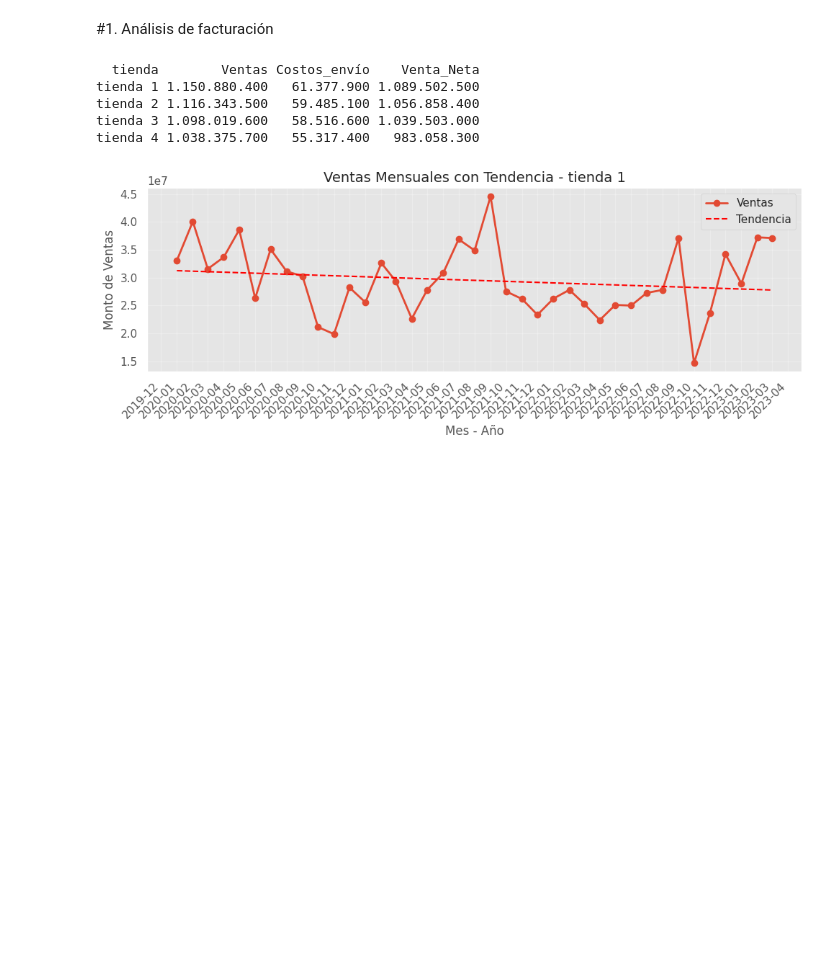
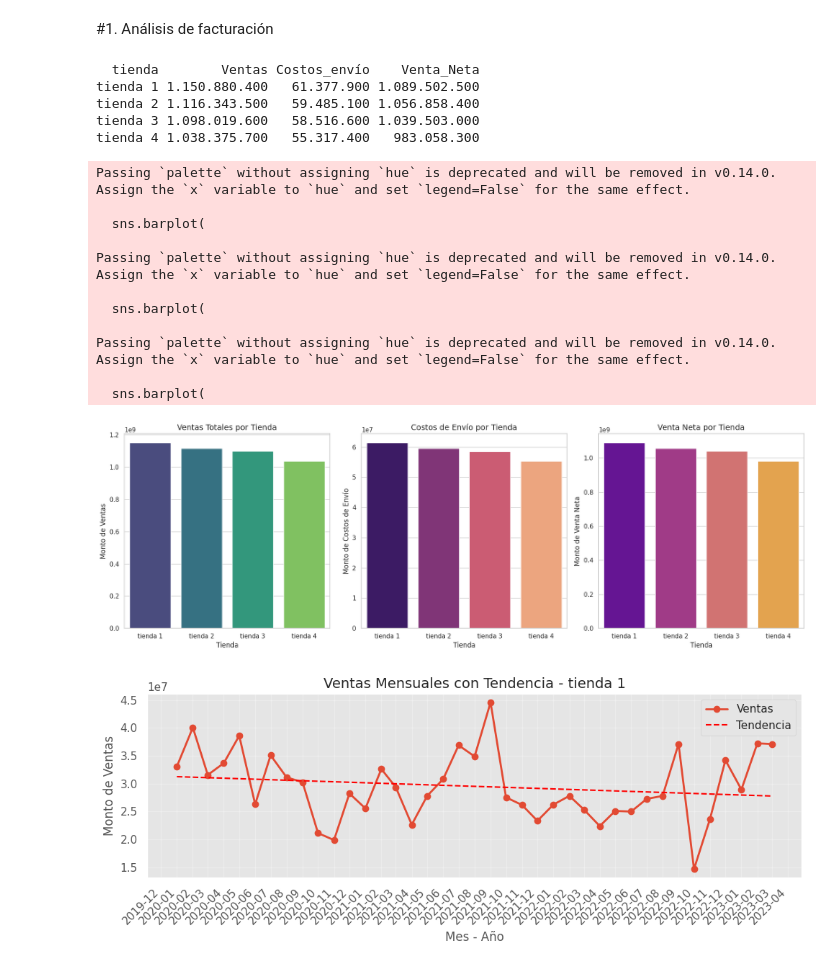
Before and after one commit to MPBOga/Challenge-Alura-Store, a Jupyter notebook: notebook/AluraStoreLatam.ipynb, the cells around one changed output. Drawn from its saved outputs; the diff is of its cells as text; code cells hidden in the pictures; blank space fills up the shorter version.

```diff
--- a/notebook/AluraStoreLatam.ipynb
+++ b/notebook/AluraStoreLatam.ipynb
@@ -61,33 +61,93 @@ resumen_ventas = (
     .groupby('tienda', as_index=False)
     .agg(
         Ventas=('Precio', 'sum'),
         Costos_envío=('Costo de envío', 'sum')
     )
 )
 
 # 4. Calcular diferencia (ventas menos costos de envío)
 resumen_ventas['Venta_Neta'] = resumen_ventas['Ventas'] - resumen_ventas['Costos_envío']
 
 # 5. Función para formatear sin decimales y con punto de miles
 def fmt_sin_dec(x):
     s = f"{x:,.0f}"      # e.g. 1234567 → "1,234,567"
     s = s.replace(",", "X")
     s = s.replace(".", ",")
     s = s.replace("X", ".")
     return s
 
 # 6. Aplicar formato a las tres columnas numéricas
 for col in ['Ventas', 'Costos_envío', 'Venta_Neta']:
     resumen_ventas[col] = resumen_ventas[col].apply(fmt_sin_dec)
 
 # 7. Mostrar el resultado
 print(resumen_ventas.to_string(index=False))
+
+# 8. Visualizar los resultados con gráficos de barras
+
+# Convertir las columnas a numérico para graficar (removiendo formato)
+resumen_ventas_plot = resumen_ventas.copy()
+for col in ['Ventas', 'Costos_envío', 'Venta_Neta']:
+    resumen_ventas_plot[col] = resumen_ventas_plot[col].str.replace('.', '').str.replace(',', '.').astype(float)
+
+fig, axes = plt.subplots(1, 3, figsize=(18, 6))
+
+# Gráfico de Ventas
+sns.barplot(
+    ax=axes[0],
+    data=resumen_ventas_plot,
+    x='tienda',
+    y='Ventas',
+    palette='viridis'
+)
+axes[0].set_title('Ventas Totales por Tienda', fontsize=14)
+axes[0].set_xlabel('Tienda', fontsize=12)
+axes[0].set_ylabel('Monto de Ventas', fontsize=12)
+
+# Gráfico de Costos de Envío
+sns.barplot(
+    ax=axes[1],
+    data=resumen_ventas_plot,
+    x='tienda',
+    y='Costos_envío',
+    palette='magma'
+)
+axes[1].set_title('Costos de Envío por Tienda', fontsize=14)
+axes[1].set_xlabel('Tienda', fontsize=12)
+axes[1].set_ylabel('Monto de Costos de Envío', fontsize=12)
+
+# Gráfico de Venta Neta
+sns.barplot(
+    ax=axes[2],
+    data=resumen_ventas_plot,
+    x='tienda',
+    y='Venta_Neta',
+    palette='plasma'
+)
+axes[2].set_title('Venta Neta por Tienda', fontsize=14)
+axes[2].set_xlabel('Tienda', fontsize=12)
+axes[2].set_ylabel('Monto de Venta Neta', fontsize=12)
+
+plt.tight_layout()
+plt.show()
 # %% [output]
   tienda        Ventas Costos_envío    Venta_Neta
 tienda 1 1.150.880.400   61.377.900 1.089.502.500
 tienda 2 1.116.343.500   59.485.100 1.056.858.400
 tienda 3 1.098.019.600   58.516.600 1.039.503.000
 tienda 4 1.038.375.700   55.317.400   983.058.300
+Passing `palette` without assigning `hue` is deprecated and will be removed in v0.14.0. Assign the `x` variable to `hue` and set `legend=False` for the same effect.
+
+  sns.barplot(
+
+Passing `palette` without assigning `hue` is deprecated and will be removed in v0.14.0. Assign the `x` variable to `hue` and set `legend=False` for the same effect.
+
+  sns.barplot(
+
+Passing `palette` without assigning `hue` is deprecated and will be removed in v0.14.0. Assign the `x` variable to `hue` and set `legend=False` for the same effect.
+
+  sns.barplot(
+[figure, added]
 # %%
 # 8. Convertir 'Fecha de Compra' a datetime
 df_consolidado['Fecha de Compra'] = pd.to_datetime(df_consolidado['Fecha de Compra'], dayfirst=True, errors='coerce')
```
